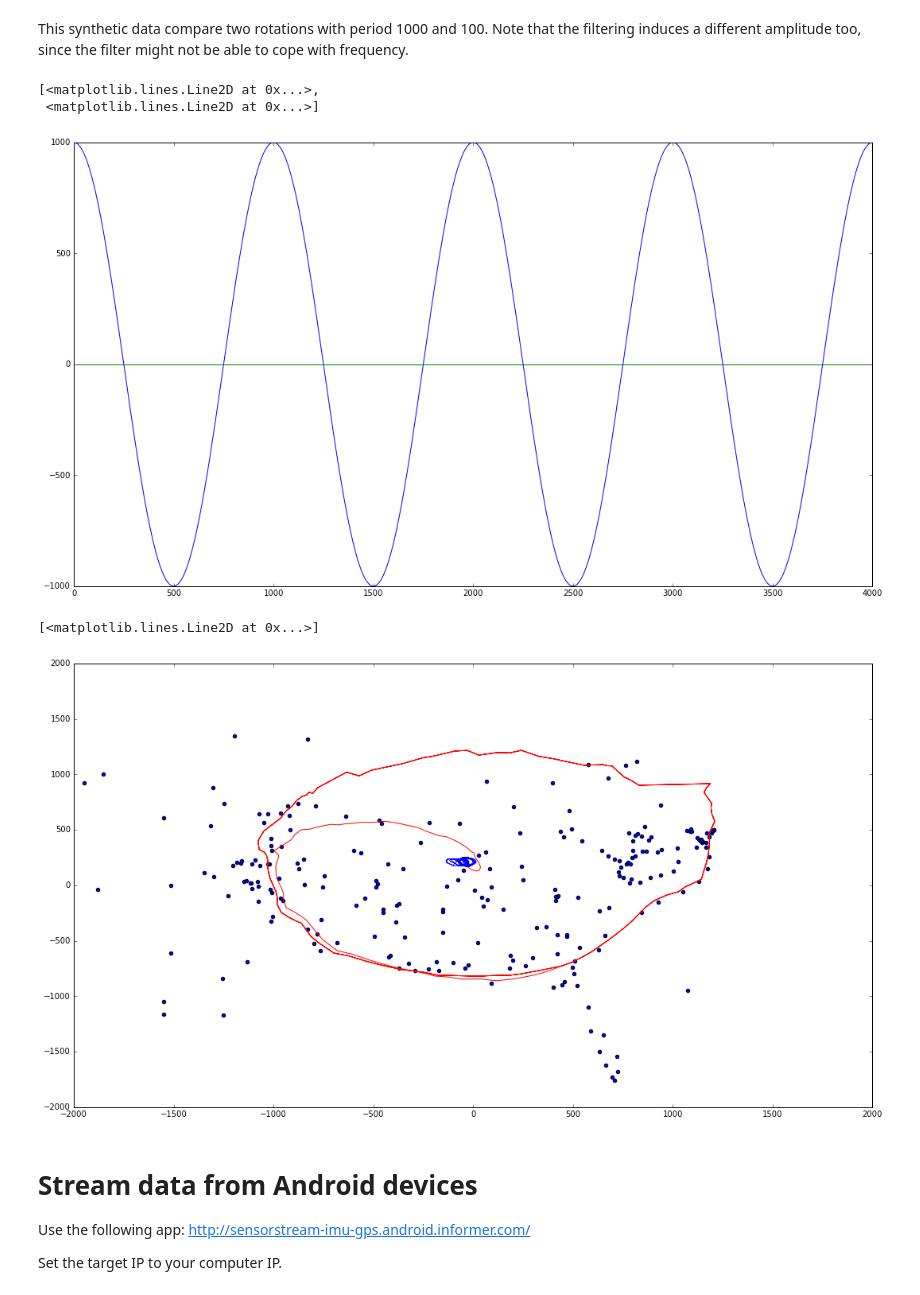
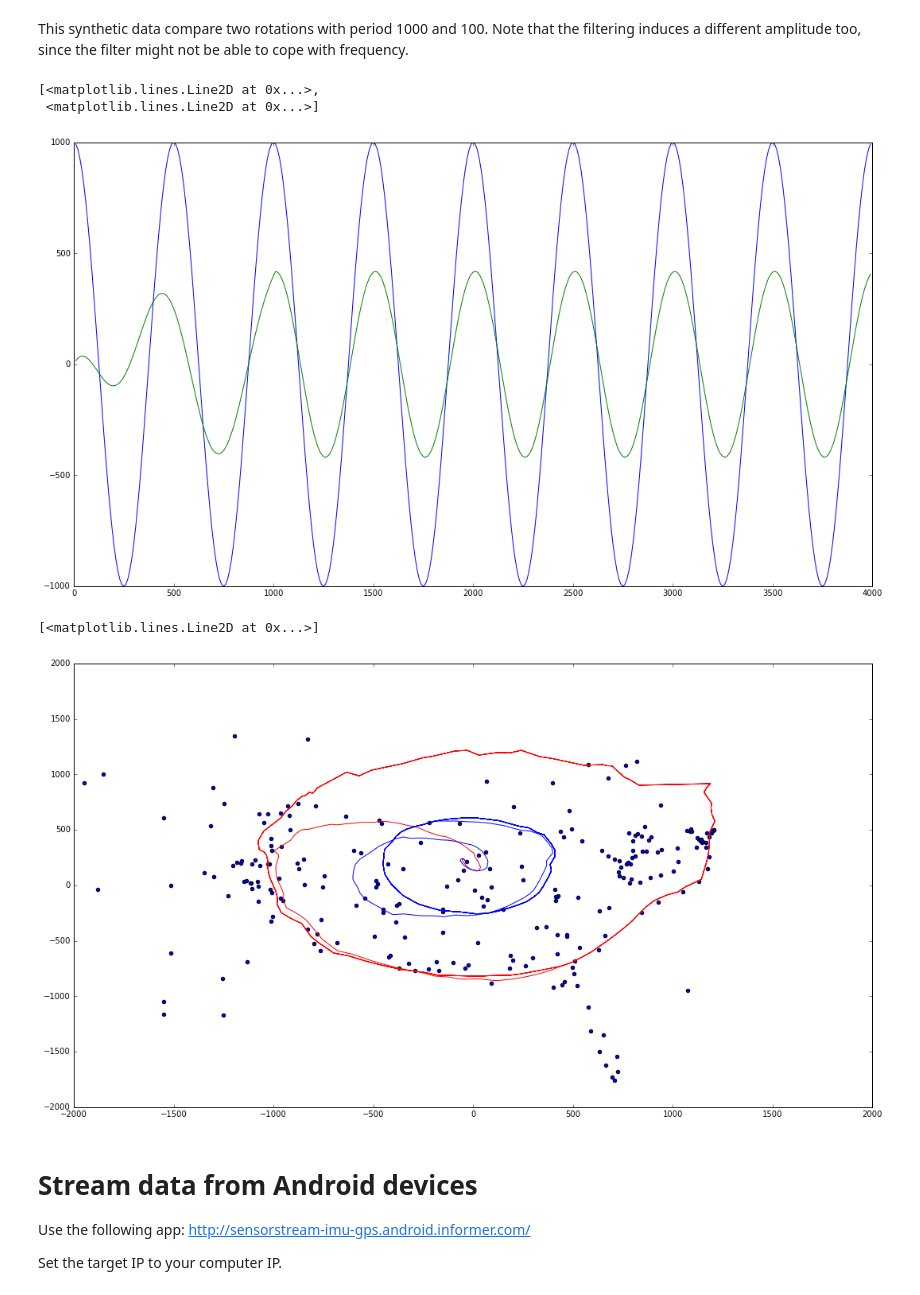
Before and after one commit to toinsson/rto, a Jupyter notebook: RTO - rewarding the original.ipynb, the cells around one changed output. Drawn from its saved outputs; the diff is of its cells as text; code cells hidden in the pictures.

```diff
--- a/RTO - rewarding the original.ipynb
+++ b/RTO - rewarding the original.ipynb
@@ -229,8 +229,8 @@ This synthetic data compare two rotations with period 1000 and 100. Note that th
 stepsize = 10
 samples_t = np.arange(10, 4000, stepsize)
 
-cosdata = np.cos(2*np.pi/300*samples_t)[:,None]
-sindata = np.sin(2*np.pi/300*samples_t)[:,None]
+cosdata = np.cos(2*np.pi/500*samples_t)[:,None]
+sindata = np.sin(2*np.pi/500*samples_t)[:,None]
 zerosdata = np.zeros((samples_t.shape + (1,)))
 
 smallrot_x = 1000 * np.hstack((zerosdata, cosdata, sindata))
@@ -247,11 +247,11 @@ for i, (t, v) in enumerate(zip(samples_t, smallrot_x)):
     mexp_output[i] = mexp_jake.last_sample
 smallrotx_xy = isomap.transform(mexp_output)
 # %%
-plt.plot(samples_t, rot_x[:,1], samples_t, mexp_output[:,0])
+plt.plot(samples_t, smallrot_x[:,1], samples_t, mexp_output[:,4])
 # %% [output]
 [<matplotlib.lines.Line2D at 0x...>,
  <matplotlib.lines.Line2D at 0x...>]
-[figure, old version]
+[figure, new version]
 # %%
 start = 0
 plt.xlim([-2000,2000])
@@ -262,7 +262,7 @@ plt.plot(smallrotx_xy[:,0], smallrotx_xy[:,1], 'b')
 # plt.plot(rotz_xy[:,0], rotz_xy[:,1], 'g')
 # %% [output]
 [<matplotlib.lines.Line2D at 0x...>]
-[figure, old version]
+[figure, new version]
 # %% [markdown]
 # Stream data from Android devices
 
```
